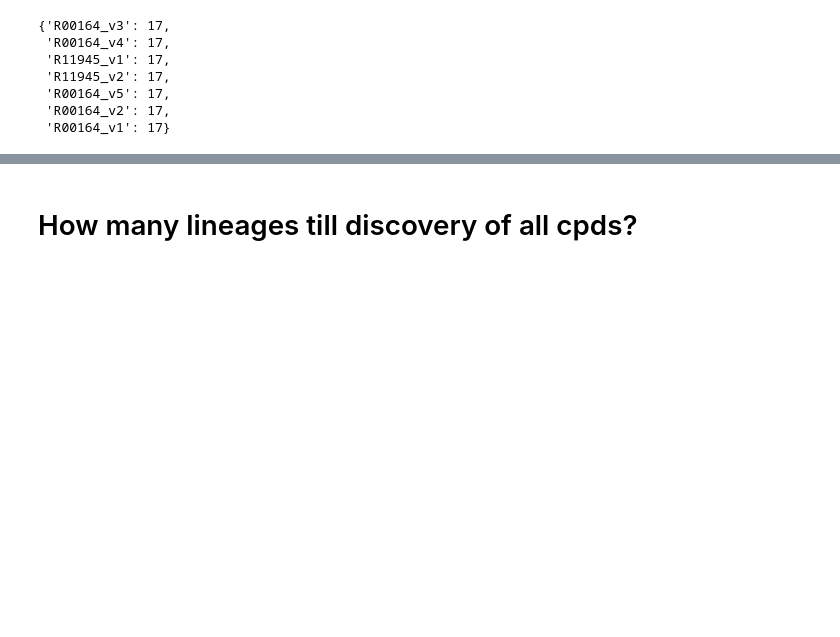
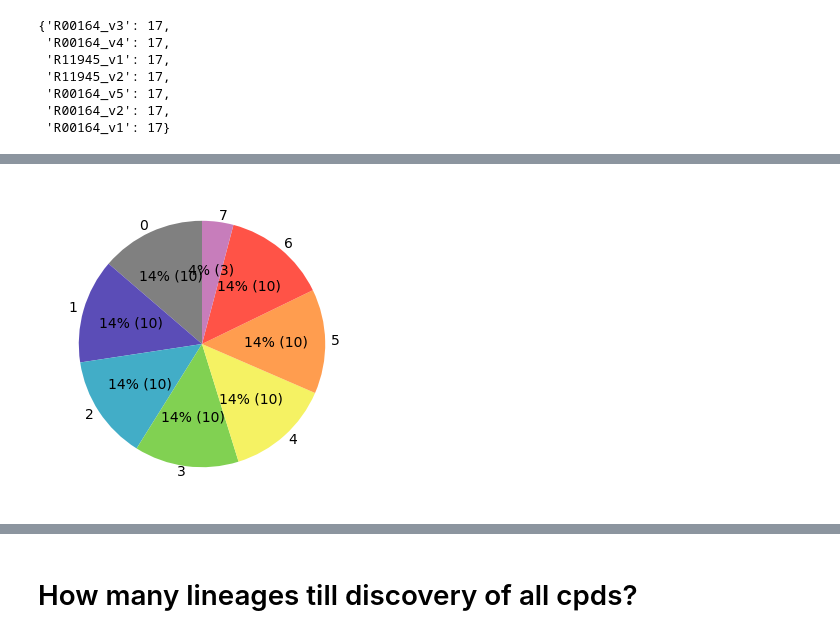
Before and after one commit to tseamuscorlett/enzyme-gated-network-expansion, a Jupyter notebook: extra_analyses.ipynb, the cells around one changed output, grey strips where cells are left out. Cells and saved outputs as stored; diff of their text form; code cells hidden in the pictures; blank space fills up the shorter version.

```diff
--- a/extra_analyses.ipynb
+++ b/extra_analyses.ipynb
@@ -12,0 +20,3 @@ from utils import*
+# %%
+scope0 = []
+for run in df_cpds_folditer.columns:
@@ -12,0 +46,12 @@ from utils import*
+# %%
+multi_iters = set()
+curr_i = None
+for run in df_folds_folditer.columns:
+    for x, folditer in df_folds_folditer[run].items():
+        if curr_i != folditer:
+            curr_i = folditer
+        else:
+            # print('multi!', folditer)
+            multi_iters.add(folditer)
+            break
+multi_iters  # first multi-fold lineage addition is always at folditer 96 -> (95 - 2) = 93 single lineage additions
@@ -332,0 +420,37 @@ histogram(rn2folds, bins=100, x_axis='# Lineages in a rn', y_axis='Rn count', yl
+# %%
+rns_no_alt = set()
+for rns in comp2essential_rns.values():
+    for rn in rns:
+        rns_no_alt.add(rn)
+rns_w_alt = set(rn2rules_scope.keys()) - rns_no_alt
+len(rns_no_alt), len(rn2rules_scope.keys()), len(rns_w_alt)
+
+rns_w_alt_list = sorted(list(rns_w_alt))
+rn2ec = csv2dict('../data/assets/rn2ec.csv')
+
+def drawPieEC(counts_dict, title=None):
+    labels = counts_dict.keys()
+    values = counts_dict.values()
+    color_map = {
+        '0': 'gray',
+        '1': '#5B4DB7',
+        '2': '#42ADC7',
+        '3': '#81D152',
+        '4': '#F5F263',
+        '5': '#FF9D4F',
+        '6': '#FF5347',
+        '7': '#C77DBB'
+    }
+    colors = [color_map.get(label, 'black') for label in labels]  # Default to black if label is unexpected
+
+    fig, ax = plt.subplots(figsize=(4, 4))
+    wedges, texts, autotexts = ax.pie(values, labels=labels, colors=colors, autopct=lambda p: '{:.0f}% ({:.0f})'.format(p, p * sum(values) / 100), startangle=90, labeldistance=1.05)
+
+    if not title is None:
+        plt.title(f'{title} (n={sum(values)})')
+
+    # plt.savefig(f'piechart_cofactor_{title}.svg', dpi=300, bbox_inches='tight')
+    plt.show()
+drawPieEC({'0': 10, '1': 10, '2': 10, '3': 10, '4': 10, '5': 10, '6': 10, '7': 3})
+# %% [output]
+[figure, added]
```
Also changed, not shown: parts of 58 cells of this notebook.
